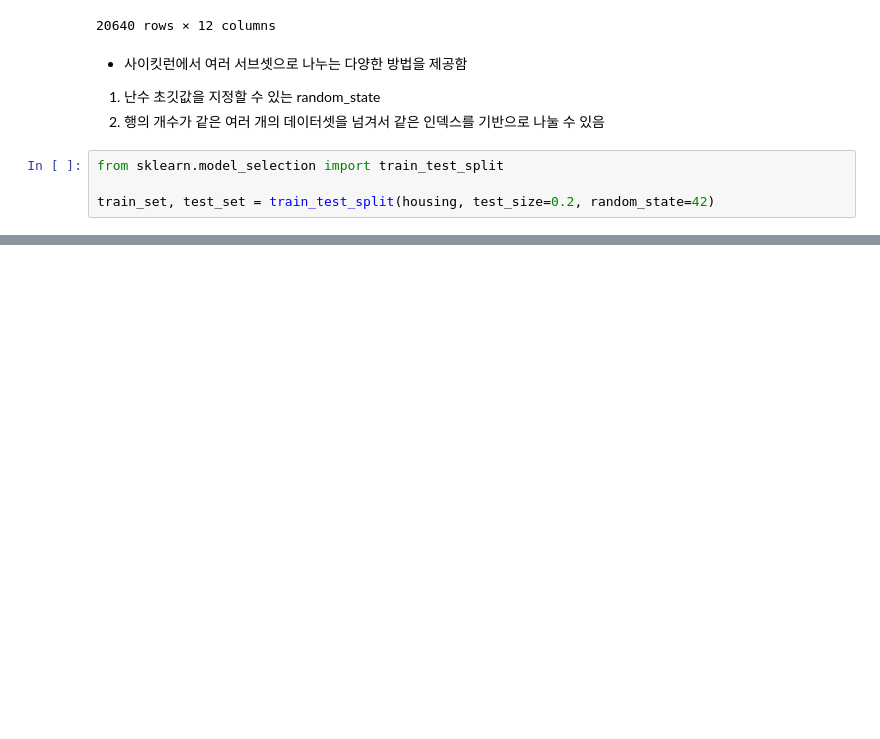
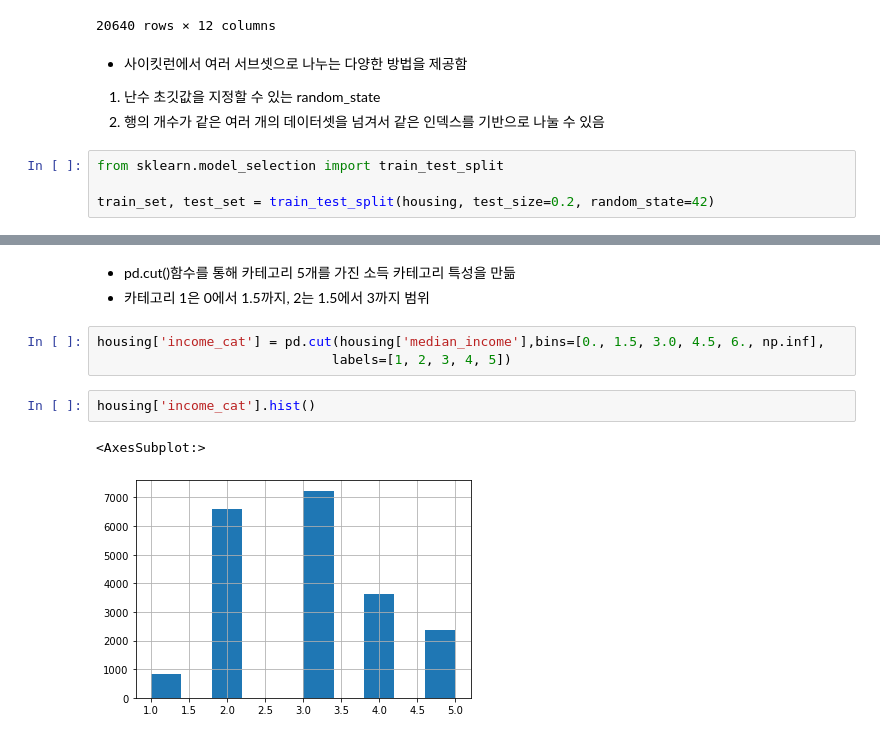
Before and after one commit to hansollasido/hands_on, a Jupyter notebook: Chap2.ipynb, the cells around one changed output, grey strips where cells are left out. Saved outputs shown, nothing was run; the diff lists cells and outputs as text; blank space fills up the shorter version.

```diff
--- a/Chap2.ipynb
+++ b/Chap2.ipynb
@@ -255,0 +270,11 @@ train_set, test_set = train_test_split(housing, test_size=0.2, random_state=42)
+# %% [markdown]
+- pd.cut()함수를 통해 카테고리 5개를 가진 소득 카테고리 특성을 만듦
+- 카테고리 1은 0에서 1.5까지, 2는 1.5에서 3까지 범위
+# %%
+housing['income_cat'] = pd.cut(housing['median_income'],bins=[0., 1.5, 3.0, 4.5, 6., np.inf],
+                              labels=[1, 2, 3, 4, 5])
+# %%
+housing['income_cat'].hist()
+# %% [output]
+<AxesSubplot:>
+[figure, added]
```
Also changed, not shown: parts of 144 cells of this notebook.
